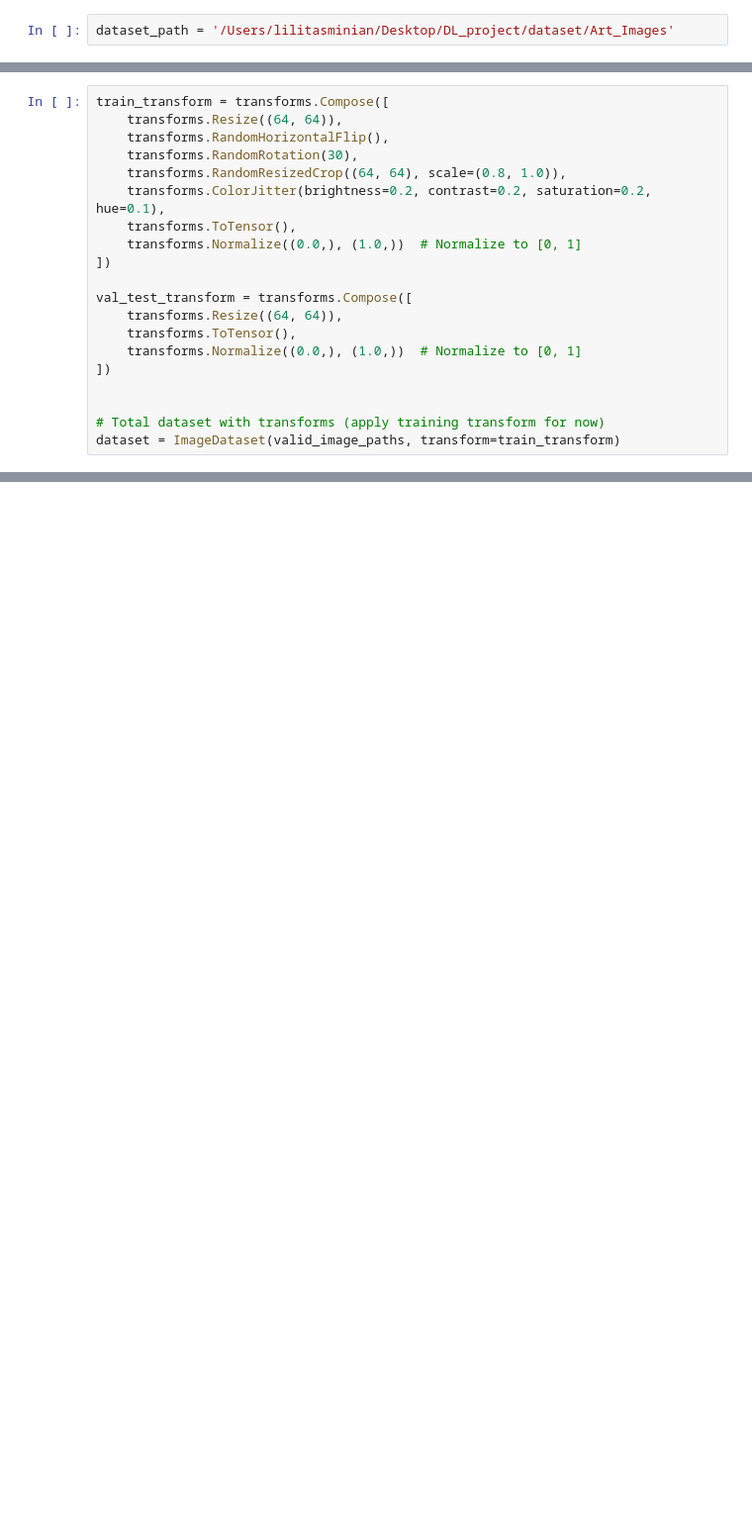
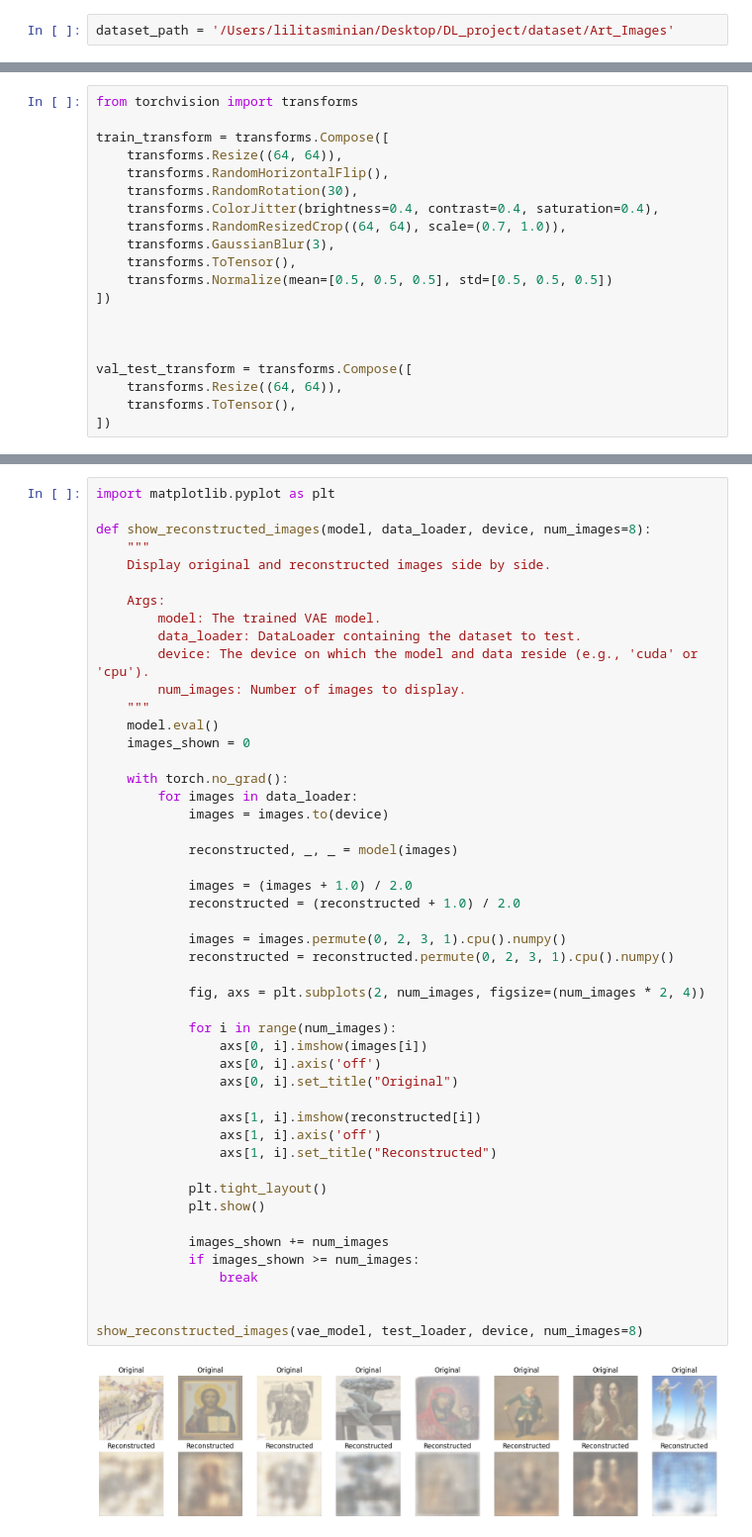
Before and after one commit to LilitAsminian/Deep-Learning, a Jupyter notebook: vae_cvae.ipynb, the cells around one changed output, grey strips where cells are left out. Shown: that part at 99% size. Saved outputs shown, nothing was run; the diff lists cells and outputs as text; blank space fills up the shorter version.

```diff
--- a/vae_cvae.ipynb
+++ b/vae_cvae.ipynb
@@ -70,22 +197,22 @@ hparams = {
 }
 # %%
+from torchvision import transforms
+
 train_transform = transforms.Compose([
     transforms.Resize((64, 64)),
     transforms.RandomHorizontalFlip(),
     transforms.RandomRotation(30),
-    transforms.RandomResizedCrop((64, 64), scale=(0.8, 1.0)),
-    transforms.ColorJitter(brightness=0.2, contrast=0.2, saturation=0.2, hue=0.1),
+    transforms.ColorJitter(brightness=0.4, contrast=0.4, saturation=0.4),
+    transforms.RandomResizedCrop((64, 64), scale=(0.7, 1.0)),
+    transforms.GaussianBlur(3),
     transforms.ToTensor(),
-    transforms.Normalize((0.0,), (1.0,))  # Normalize to [0, 1]
+    transforms.Normalize(mean=[0.5, 0.5, 0.5], std=[0.5, 0.5, 0.5])
 ])
+
+
 
 val_test_transform = transforms.Compose([
     transforms.Resize((64, 64)),
     transforms.ToTensor(),
-    transforms.Normalize((0.0,), (1.0,))  # Normalize to [0, 1]
 ])
-
-
-# Total dataset with transforms (apply training transform for now)
-dataset = ImageDataset(valid_image_paths, transform=train_transform)
 # %%
@@ -223,0 +399,50 @@ Epoch [12/20], Training Loss: 7172.5528, Validation Loss: 7082.2537, Beta: 1.00
+# %%
+import matplotlib.pyplot as plt
+
+def show_reconstructed_images(model, data_loader, device, num_images=8):
+    """
+    Display original and reconstructed images side by side.
+
+    Args:
+        model: The trained VAE model.
+        data_loader: DataLoader containing the dataset to test.
+        device: The device on which the model and data reside (e.g., 'cuda' or 'cpu').
+        num_images: Number of images to display.
+    """
+    model.eval()
+    images_shown = 0
+
+    with torch.no_grad():
+        for images in data_loader:
+            images = images.to(device)
+
+            reconstructed, _, _ = model(images)
+
+            images = (images + 1.0) / 2.0
+            reconstructed = (reconstructed + 1.0) / 2.0
+
+            images = images.permute(0, 2, 3, 1).cpu().numpy()
+            reconstructed = reconstructed.permute(0, 2, 3, 1).cpu().numpy()
+
+            fig, axs = plt.subplots(2, num_images, figsize=(num_images * 2, 4))
+
+            for i in range(num_images):
+                axs[0, i].imshow(images[i])
+                axs[0, i].axis('off')
+                axs[0, i].set_title("Original")
+
+                axs[1, i].imshow(reconstructed[i])
+                axs[1, i].axis('off')
+                axs[1, i].set_title("Reconstructed")
+
+            plt.tight_layout()
+            plt.show()
+
+            images_shown += num_images
+            if images_shown >= num_images:
+                break
+
+
+show_reconstructed_images(vae_model, test_loader, device, num_images=8)
+# %% [output]
+[figure, added]
```
Also changed, not shown: parts of 22 cells of this notebook, 20 other files.
